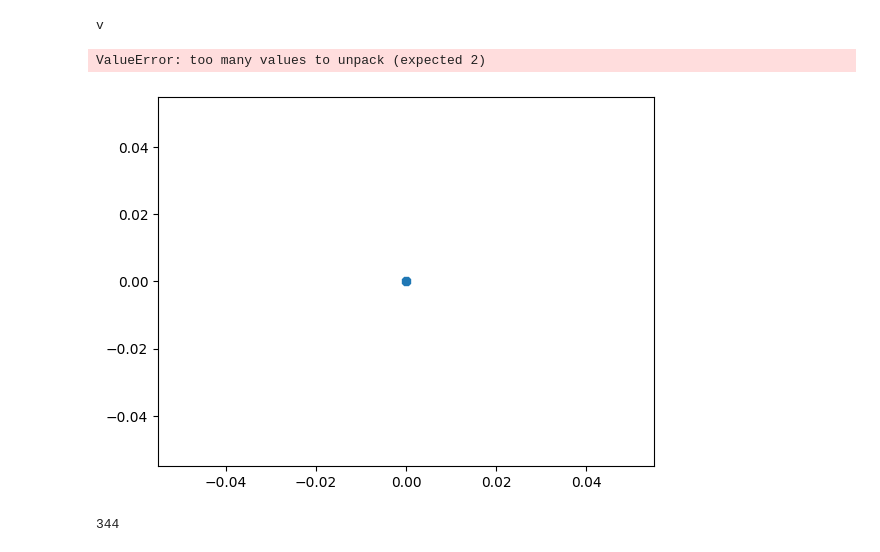
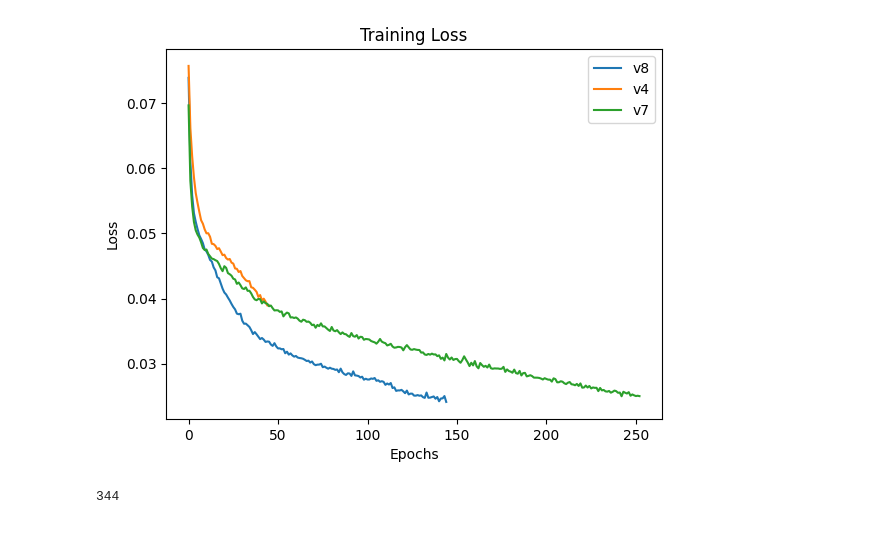
Before and after one commit to gkstlsgp3as/OD-CycleGAN, a Jupyter notebook: draw_training copy.ipynb, the cells around one changed output. Drawn from its saved outputs; the diff is of its cells as text; code cells hidden in the pictures.

```diff
--- a/draw_training copy.ipynb
+++ b/draw_training copy.ipynb
@@ -16,5 +14,5 @@ fl_list
 # %%
-tot_loss = p = r = m_ap = {'v8':[], 'v7transform':[], 'bestorg':[], 'v4':[], 'vh+vv':[]}
+tot_loss = p = r = m_ap = {'v8':[], 'v4':[], 'v7':[]}
 for i, fl in enumerate(fl_list):
     keyword = fl.split('_')[1][:-4]
     with open(Path(path) / fl_list[i], 'r') as f:
@@ -22,5 +20,7 @@ for i, fl in enumerate(fl_list):
         for line in log:
             temp = line.strip()
             temp = [el for el in temp.split(' ') if el!='']
-            print(float(temp[5]))
-            tot_loss[keyword].append(float(temp[5]));
+            #tot_loss[keyword].append(float(temp[5]));
+            #p[keyword].append(float(temp[8]));
+            #r[keyword].append(float(temp[9]));
+            m_ap[keyword].append(float(temp[10]));
@@ -65,17 +27,14 @@ tot_loss['v8']
 # %%
-for k, m in tot_loss:
-    print(k)
-    plt.plot(np.arange(len(m)), m, label='k')
+for key, values in tot_loss.items():
+    plt.plot(np.arange(len(values)), values, label=key)
 plt.title('Training Loss')
 plt.xlabel('Epochs')
 plt.ylabel('Loss')
 # Display the plot
 plt.legend(loc='best')
 plt.show()
 # %% [output]
-v
-ValueError: too many values to unpack (expected 2)
-[figure, old version]
+[figure, new version]
 # %%
 len(tot_loss['v8'])
 # %% [output]
```
Also changed, not shown: parts of 5 cells of this notebook, 34 other files.
